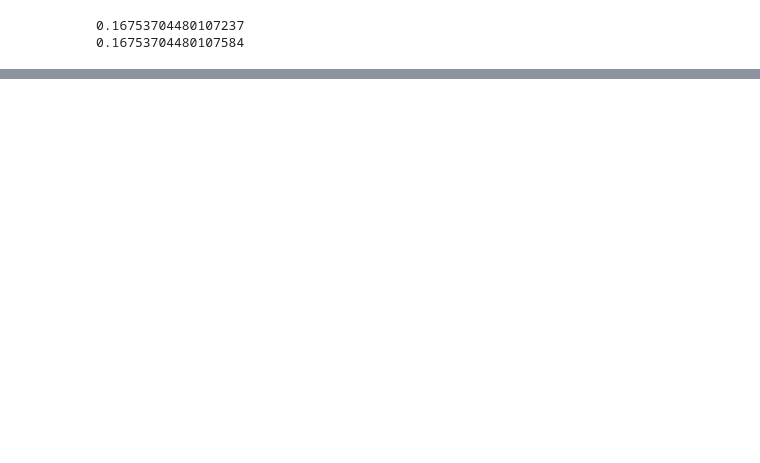
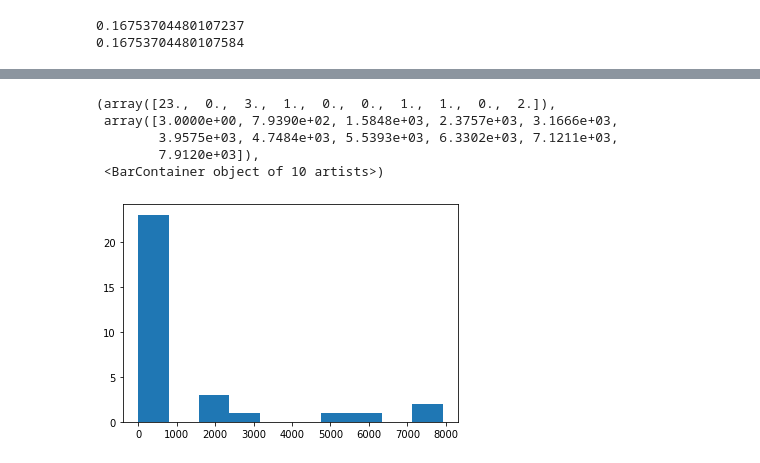
Before and after one commit to IlVirtuoso/Avrcp, a Jupyter notebook: NetAnalysis/doc/network.ipynb, the cells around one changed output, grey strips where cells are left out. Saved outputs shown, nothing was run; the diff lists cells and outputs as text; code cells hidden in the pictures; blank space fills up the shorter version.

```diff
--- a/NetAnalysis/doc/network.ipynb
+++ b/NetAnalysis/doc/network.ipynb
@@ -61,0 +76,13 @@ plt.hist(algo.scores())
+# %%
+nxcomms = nx.community.louvain_communities(nxgraph)
+partitions = nx.community.louvain_partitions(nxgraph)
+# %%
+sizes = [len(com) for com in nxcomms]
+plt.hist(sizes)
+# %% [output]
+(array([23.,  0.,  3.,  1.,  0.,  0.,  1.,  1.,  0.,  2.]),
+ array([3.0000e+00, 7.9390e+02, 1.5848e+03, 2.3757e+03, 3.1666e+03,
+        3.9575e+03, 4.7484e+03, 5.5393e+03, 6.3302e+03, 7.1211e+03,
+        7.9120e+03]),
+ <BarContainer object of 10 artists>)
+[figure, added]
```
Also changed, not shown: parts of 8 cells of this notebook, 16 other files.
